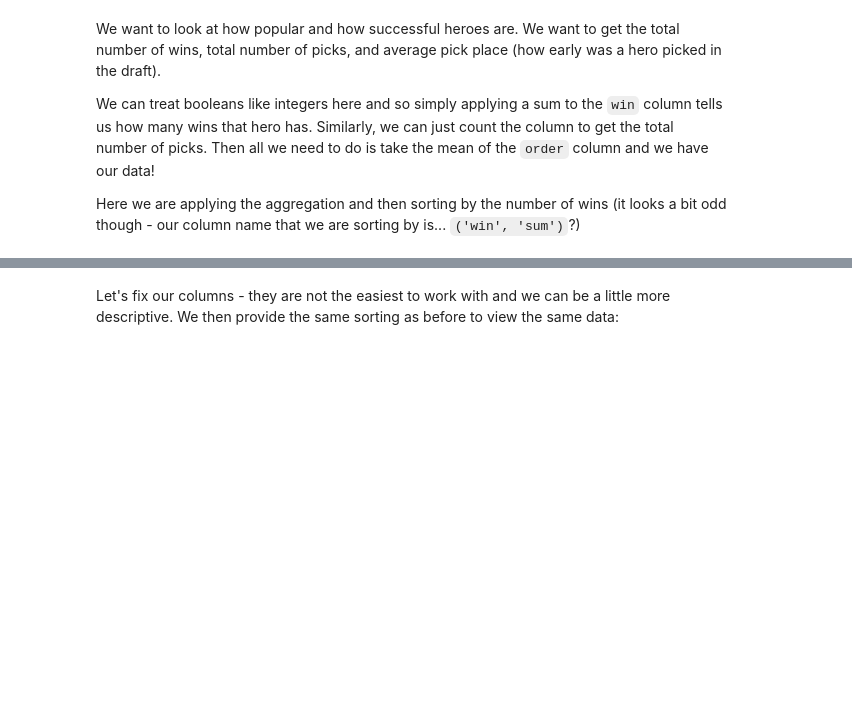
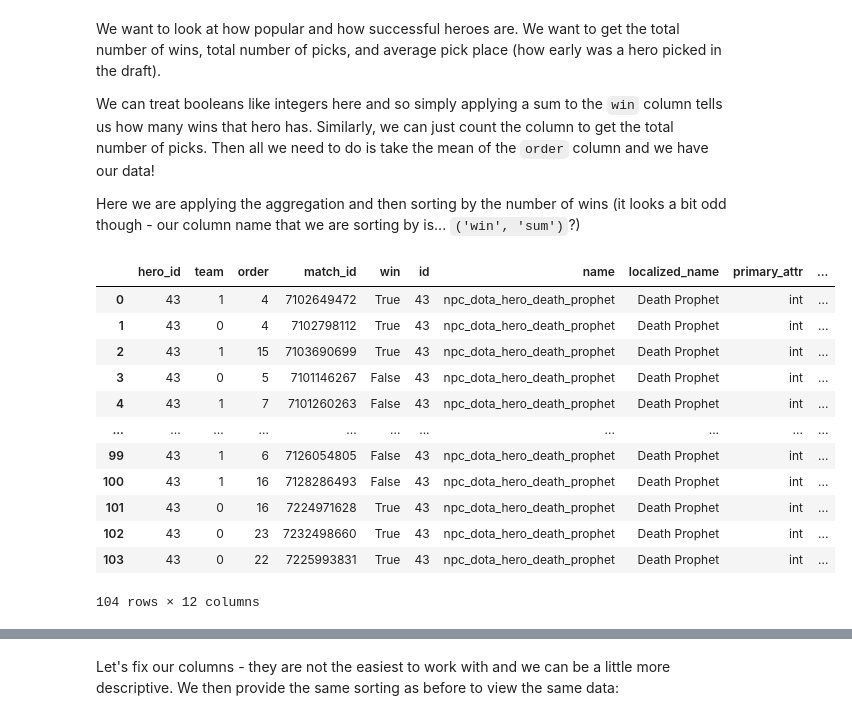
Before and after one commit to namanchauhan8998/DATA_VIZ_PYCHARM, a Jupyter notebook: viz-class-06-main/notebooks/dota2.ipynb, the cells around one changed output, grey strips where cells are left out. Saved outputs shown, nothing was run; the diff lists cells and outputs as text; code cells hidden in the pictures; blank space fills up the shorter version.

```diff
--- a/viz-class-06-main/notebooks/dota2.ipynb
+++ b/viz-class-06-main/notebooks/dota2.ipynb
@@ -307,3 +405,21 @@ We want to look at how popular and how successful heroes are. We want to get the
 We can treat booleans like integers here and so simply applying a sum to the `win` column tells us how many wins that hero has. Similarly, we can just count the column to get the total number of picks. Then all we need to do is take the mean of the `order` column and we have our data!
 
 Here we are applying the aggregation and then sorting by the number of wins (it looks a bit odd though - our column name that we are sorting by is... `('win', 'sum')`?)
+# %%
+mask_death = matches_heroes.localized_name == 'Death Prophet'
+x = matches_heroes[mask_death]
+x
+# %% [output]
+|  | hero_id | team | order | match_id | win | id | name | localized_name | primary_attr | ... |
+| 0 | 43 | 1 | 4 | 7102649472 | True | 43 | npc_dota_hero_death_prophet | Death Prophet | int | ... |
+| 1 | 43 | 0 | 4 | 7102798112 | True | 43 | npc_dota_hero_death_prophet | Death Prophet | int | ... |
+| 2 | 43 | 1 | 15 | 7103690699 | True | 43 | npc_dota_hero_death_prophet | Death Prophet | int | ... |
+| 3 | 43 | 0 | 5 | 7101146267 | False | 43 | npc_dota_hero_death_prophet | Death Prophet | int | ... |
+| 4 | 43 | 1 | 7 | 7101260263 | False | 43 | npc_dota_hero_death_prophet | Death Prophet | int | ... |
+| ... | ... | ... | ... | ... | ... | ... | ... | ... | ... | ... |
+| 99 | 43 | 1 | 6 | 7126054805 | False | 43 | npc_dota_hero_death_prophet | Death Prophet | int | ... |
+| 100 | 43 | 1 | 16 | 7128286493 | False | 43 | npc_dota_hero_death_prophet | Death Prophet | int | ... |
+| 101 | 43 | 0 | 16 | 7224971628 | True | 43 | npc_dota_hero_death_prophet | Death Prophet | int | ... |
+| 102 | 43 | 0 | 23 | 7232498660 | True | 43 | npc_dota_hero_death_prophet | Death Prophet | int | ... |
+| 103 | 43 | 0 | 22 | 7225993831 | True | 43 | npc_dota_hero_death_prophet | Death Prophet | int | ... |
+104 rows × 12 columns
```
Also changed, not shown: parts of 29 cells of this notebook, 1 other file.
